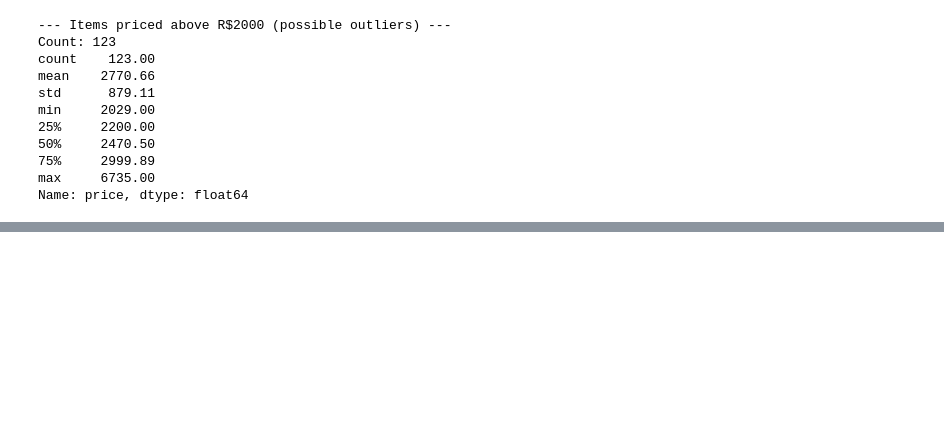
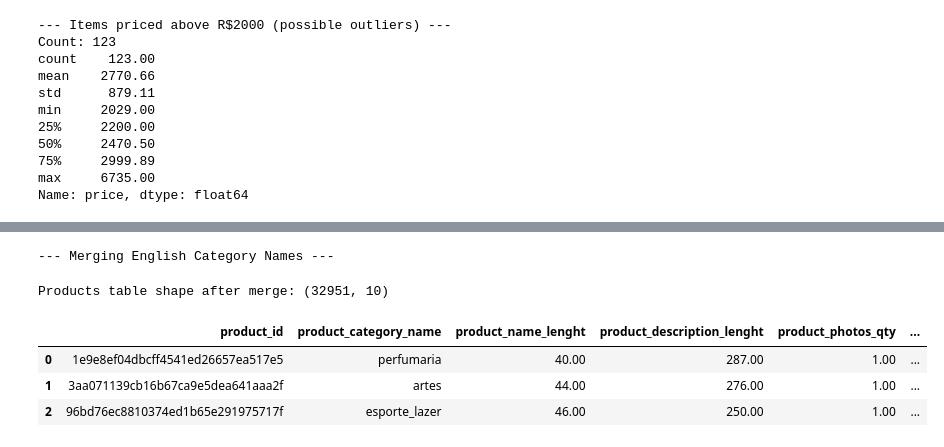
Before and after one commit to HarshChaturvedi19/olist_analytics_project, a Jupyter notebook: Notebooks/01_data_loading_and_inspection.ipynb, the cells around one changed output, grey strips where cells are left out. Drawn from its saved outputs; the diff is of its cells as text; code cells hidden in the pictures; blank space fills up the shorter version.

Commit message:
make one master table that contain all the data of tables

```diff
--- a/Notebooks/01_data_loading_and_inspection.ipynb
+++ b/Notebooks/01_data_loading_and_inspection.ipynb
@@ -612,0 +955,23 @@ print(items_per_order.value_counts())
+# %%
+# ── MERGE WITH ENGLISH TRANSLATION ───────────────────────────
+print("\n--- Merging English Category Names ---")
+
+products = products.merge(
+    category_translation,           # The translation table
+    on='product_category_name',     # Match rows where this column is equal in both tables
+    how='left'                      # Keep ALL rows from products table
+                                    # If no translation found → put NaN (not a big problem)
+)
+# %% [output]
+--- Merging English Category Names ---
+# %%
+print(f"Products table shape after merge: {products.shape}")
+# %% [output]
+Products table shape after merge: (32951, 10)
+# %%
+products.head(3)
+# %% [output]
+|  | product_id | product_category_name | product_name_lenght | product_description_lenght | product_photos_qty | ... |
+| 0 | 1e9e8ef04dbcff4541ed26657ea517e5 | perfumaria | 40.00 | 287.00 | 1.00 | ... |
+| 1 | 3aa071139cb16b67ca9e5dea641aaa2f | artes | 44.00 | 276.00 | 1.00 | ... |
+| 2 | 96bd76ec8810374ed1b65e291975717f | esporte_lazer | 46.00 | 250.00 | 1.00 | ... |
```
Also changed, not shown: parts of 44 cells of this notebook.
